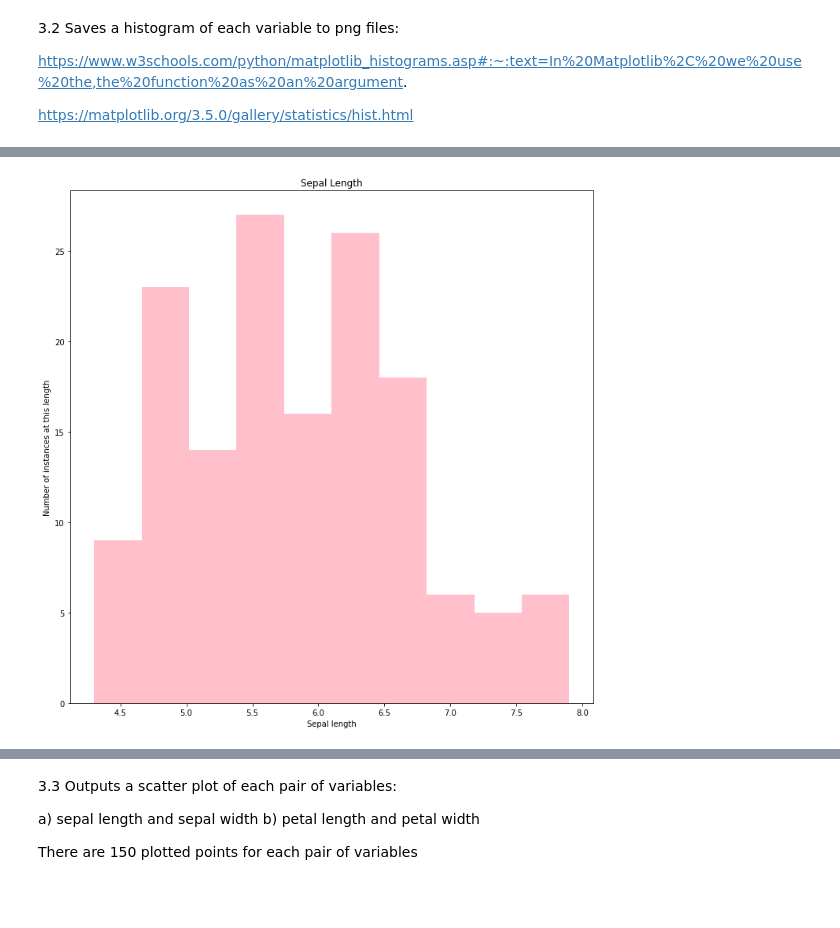
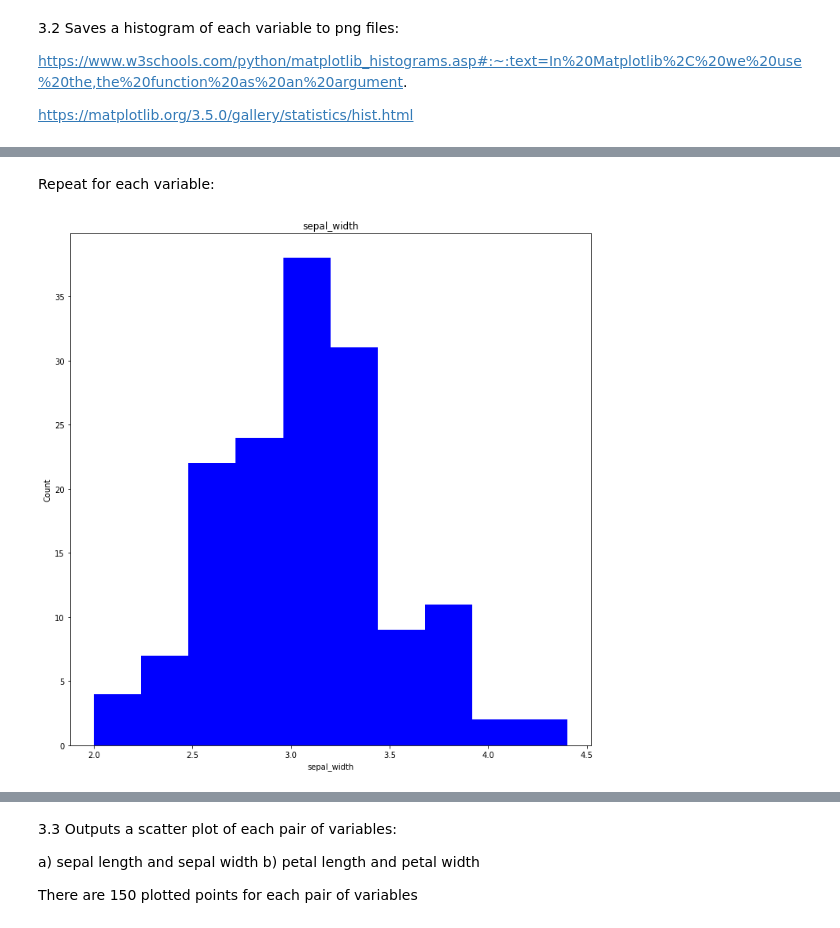
Before and after one commit to Cdoyle22/pands-project, a Jupyter notebook: Notes..ipynb, the cells around one changed output, grey strips where cells are left out. Saved outputs shown, nothing was run; the diff lists cells and outputs as text; code cells hidden in the pictures; blank space fills up the shorter version.

Commit message:
Other Analysis and adding all variables

```diff
--- a/Notes..ipynb
+++ b/Notes..ipynb
@@ -66,0 +72,3 @@ https://matplotlib.org/3.5.0/gallery/statistics/hist.html
+# %%
+plt.rcParams["figure.figsize"] = [10.00, 10.00]
+plt.rcParams["figure.autolayout"] = True
@@ -67,22 +87,14 @@ https://matplotlib.org/3.5.0/gallery/statistics/hist.html
+# %% [markdown]
+Repeat for each variable:
 # %%
-import matplotlib.pyplot as plt
-from matplotlib import colors
-
-#Set the figure size
 plt.rcParams["figure.figsize"] = [10.00, 10.00]
 plt.rcParams["figure.autolayout"] = True
-
-
-# Plot the histogram
-plt.hist(data['sepal_length'], color = 'pink')
-
-
-#Save the histogram
-plt.title ('Sepal Length')
-plt.xlabel ('Sepal length')
+plt.hist(data['sepal_width'], color = 'blue')
+plt.title ('sepal_width')
+plt.xlabel ('sepal_width')
 plt.ylabel ('Count')
-plt.savefig('sepal_length.png')
+plt.savefig('sepal_width.png')
 
 plt.show()
 # %% [output]
-[figure, old version]
+[figure, new version]
```
Also changed, not shown: parts of 13 cells of this notebook, 6 other files.
